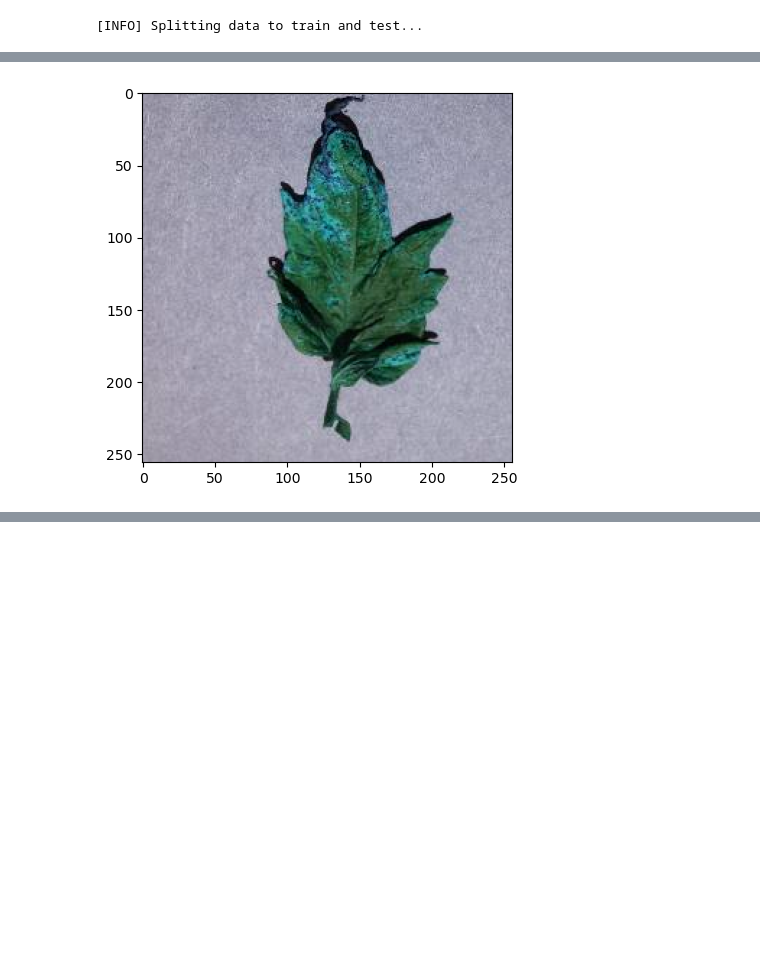
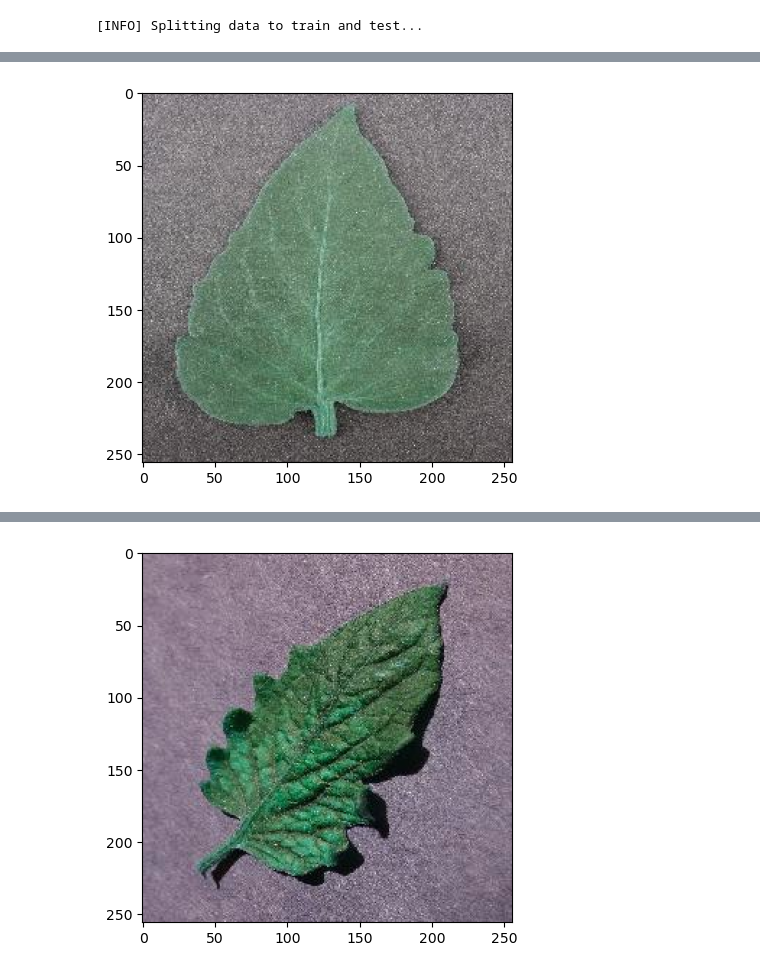
Before and after one commit to gfoley15/whats_killing_my_tomatoes, a Jupyter notebook: Code/03_Tomato_Training_John.ipynb, the cells around one changed output, grey strips where cells are left out. Cells and saved outputs as stored; diff of their text form; code cells hidden in the pictures; blank space fills up the shorter version.

Commit message:
For Individual Model outputs

```diff
--- a/Code/03_Tomato_Training_John.ipynb
+++ b/Code/03_Tomato_Training_John.ipynb
@@ -73,7 +99,7 @@ except Exception as e:
 # %%
 # Transform the loaded training image data into numpy array
 # Note: dtype=np.uint8 is supported for images
-np_image_list = np.array(image_list, dtype=np.uint8) / 225
+np_image_list = np.array(image_list, dtype=np.uint8) / 256
 print()
 
 # Check the number of images loaded for training
@@ -165,17 +181,0 @@ model.evaluate(x_test,y_test)
-# %%
-# Test an image prediction....
-idx2 = random.randint(0, len(y_test))
-print(idx2)
-
-plt.imshow(x_train[idx2, :])
-plt.show()
-
-y_pred = model.predict(x_train[idx2, :].reshape(1,256,256,3))
-y_pred = y_pred > 0.5
-
-if(y_pred == 0):
-    pred = 'Sick'
-else:
-    pred = 'Good'
-
-print('This leaf is ', pred)
@@ -188,25 +186,54 @@ This leaf is  Sick
 # %%
 # Load an external image to predict
 
 # Location of your image here
-img_test = ("Images/Tomato_Septoria_leaf_spot/ffe98ff9-be33-4e8f-82f0-7b7c21b02958___JR_Sept.L.S 8455.JPG")
+heathy_leaf_dir = "../../Tomato_Leaves/train/" + use_path + "/Tomato_healthy/"
+healthy_leaf_files = listdir(heathy_leaf_dir)
+
+# Random healthy leaf image
+healthy_leaf = random.randrange(0, len(healthy_leaf_files), 1)
+img_test_healthy = (heathy_leaf_dir + healthy_leaf_files[healthy_leaf])
+
+sick_leaf_dir = "../../Tomato_Leaves/train/" + use_path + "/" + use_path + "/"
+sick_leaf_files = listdir(sick_leaf_dir)
+
+# Random unhealthy leaf image
+unhealthy_leaf = random.randrange(0, len(sick_leaf_files), 1)
+img_test_sick = (sick_leaf_dir + sick_leaf_files[unhealthy_leaf])
 
 
 # Convert loaded image, reshape, and predict
-img_convert = convert_image_to_array(img_test)
-np_image = np.array(img_convert, dtype=np.uint8) / 225.0
+img_convert = convert_image_to_array(img_test_healthy)
+np_image = np.array(img_convert, dtype=np.uint8) / 256
 
 plt.imshow(np_image)
 plt.show()
 
-y_pred = model.predict(np_image.reshape(1,256,256,3))
-y_pred = y_pred > 0.5
+y_pred_health = model.predict(np_image.reshape(1,256,256,3))
+healthy = y_pred_health > 0.5
 
-if(y_pred == 0):
-    pred = 'Good'
+if(healthy == 0):
+    pred = 'sick'
 else:
-    pred = 'Sick'
+    pred = 'healthy'
 
-print('This leaf is ', pred)
+print('This leaf is', pred)
+
+# Convert loaded image, reshape, and predict
+img_convert = convert_image_to_array(img_test_sick)
+np_image = np.array(img_convert, dtype=np.uint8) / 256
+
+plt.imshow(np_image)
+plt.show()
+
+y_pred_sick = model.predict(np_image.reshape(1,256,256,3))
+sick = y_pred_sick > 0.5
+
+if(sick == 0):
+    pred = 'sick'
+else:
+    pred = 'healthy'
+
+print('This leaf is', pred)
 # %% [output]
-[figure, old version]
+[figure, new version]
@@ -214,0 +242 @@ This leaf is  Sick
+[figure, added]
```
Also changed, not shown: parts of 20 cells of this notebook, 3 other files.
